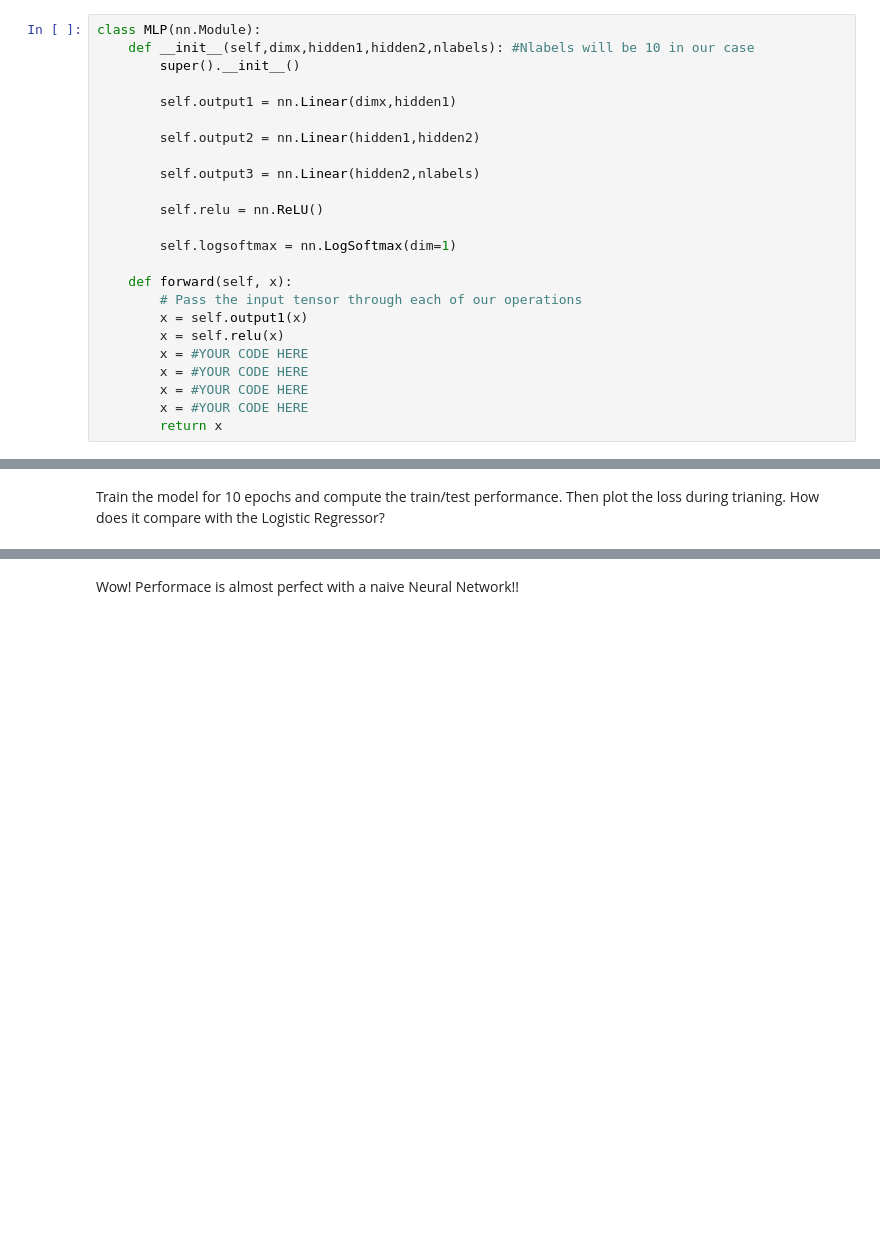
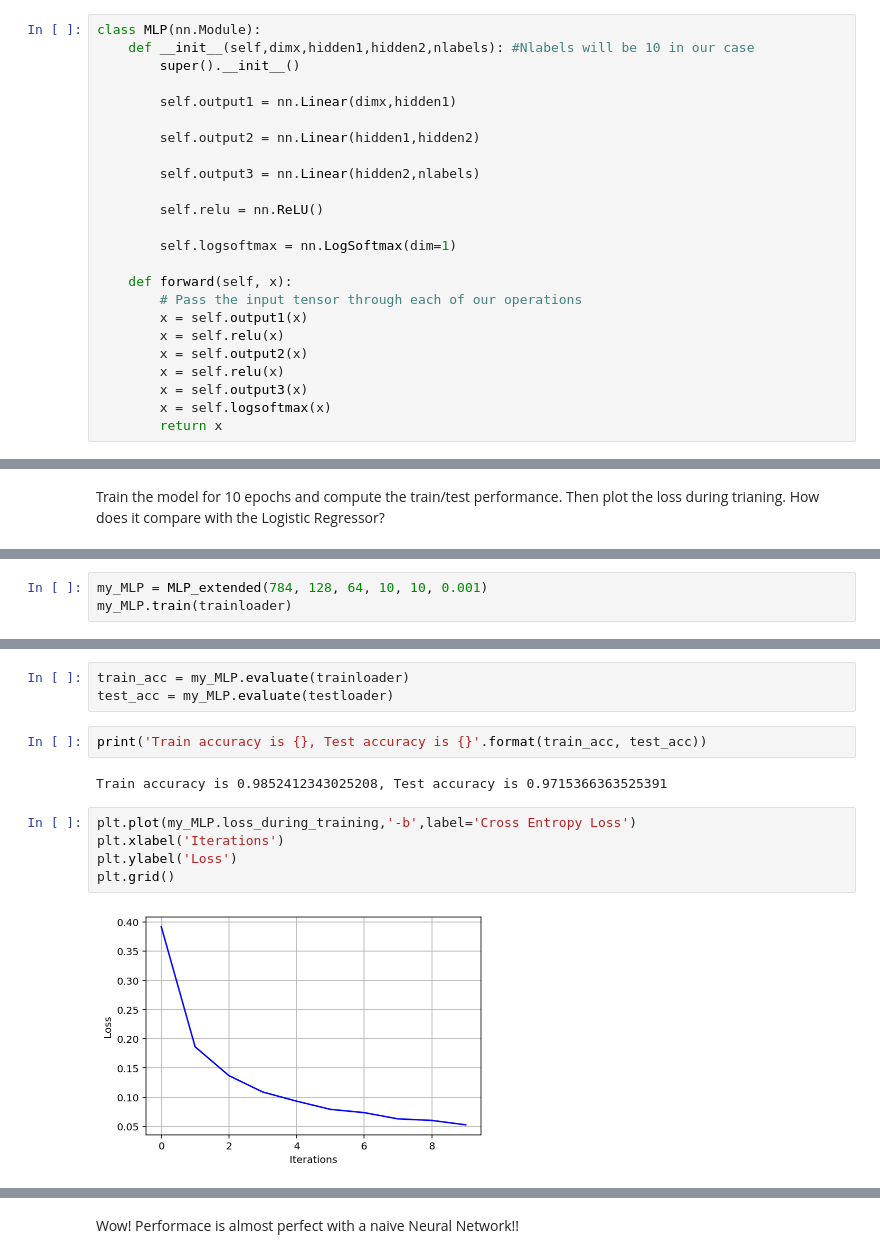
Before and after one commit to boscodeeromeu/NN, a Jupyter notebook: STUDENT_Lab_2_Part_1.ipynb, the cells around one changed output, grey strips where cells are left out. Drawn from its saved outputs; the diff is of its cells as text; blank space fills up the shorter version.

```diff
--- a/STUDENT_Lab_2_Part_1.ipynb
+++ b/STUDENT_Lab_2_Part_1.ipynb
@@ -293,10 +327,10 @@ class MLP(nn.Module):
         # Pass the input tensor through each of our operations
         x = self.output1(x)
         x = self.relu(x)
-        x = #YOUR CODE HERE
-        x = #YOUR CODE HERE
-        x = #YOUR CODE HERE
-        x = #YOUR CODE HERE
+        x = self.output2(x)
+        x = self.relu(x)
+        x = self.output3(x)
+        x = self.logsoftmax(x)
         return x
 # %% [markdown]
 > **Excercise** Create a class `MLP_extended` that incorporates two methods to the former class. One to perform training and one to perform model evaluation. It is just **one line of code** diferent from the code you have done above for the multi-class LR. This is why I like class and structure my code this way!!
@@ -308,0 +397,3 @@ Train the model for 10 epochs and compute the train/test performance. Then plot
+# %%
+my_MLP = MLP_extended(784, 128, 64, 10, 10, 0.001)
+my_MLP.train(trainloader)
@@ -308,0 +411,14 @@ Train the model for 10 epochs and compute the train/test performance. Then plot
+# %%
+train_acc = my_MLP.evaluate(trainloader)
+test_acc = my_MLP.evaluate(testloader)
+# %%
+print('Train accuracy is {}, Test accuracy is {}'.format(train_acc, test_acc))
+# %% [output]
+Train accuracy is 0.9852412343025208, Test accuracy is 0.9715366363525391
+# %%
+plt.plot(my_MLP.loss_during_training,'-b',label='Cross Entropy Loss')
+plt.xlabel('Iterations')
+plt.ylabel('Loss')
+plt.grid()
+# %% [output]
+[figure, added]
```
Also changed, not shown: parts of 21 cells of this notebook.
